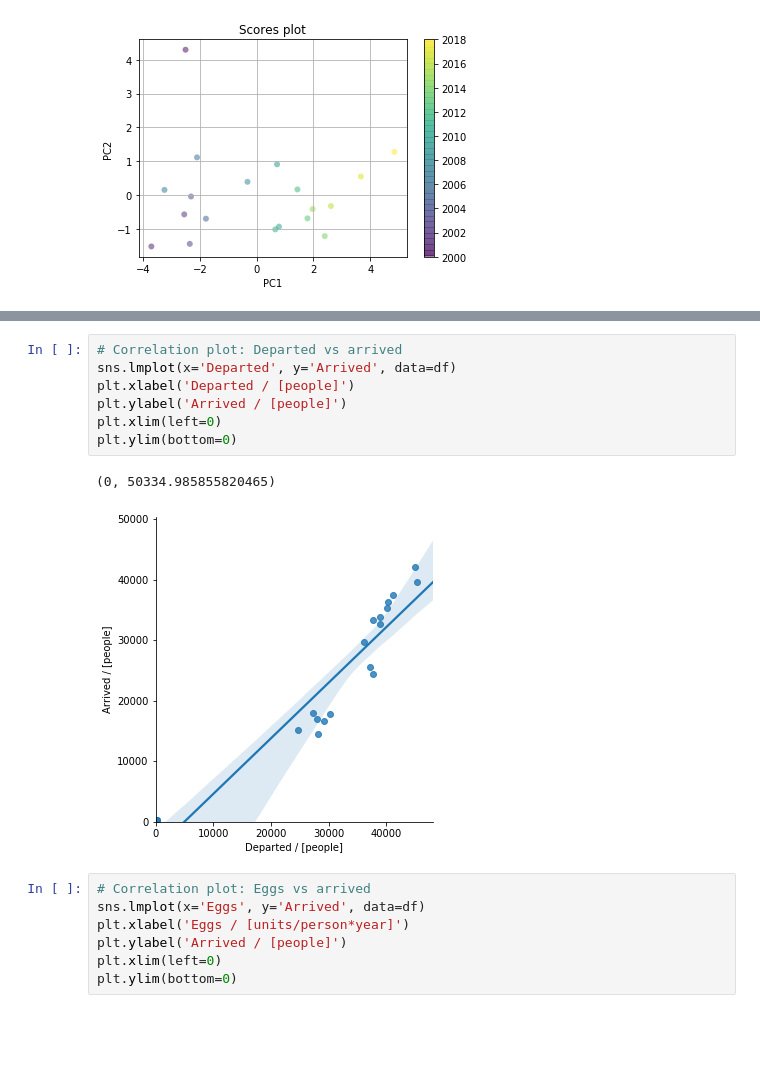
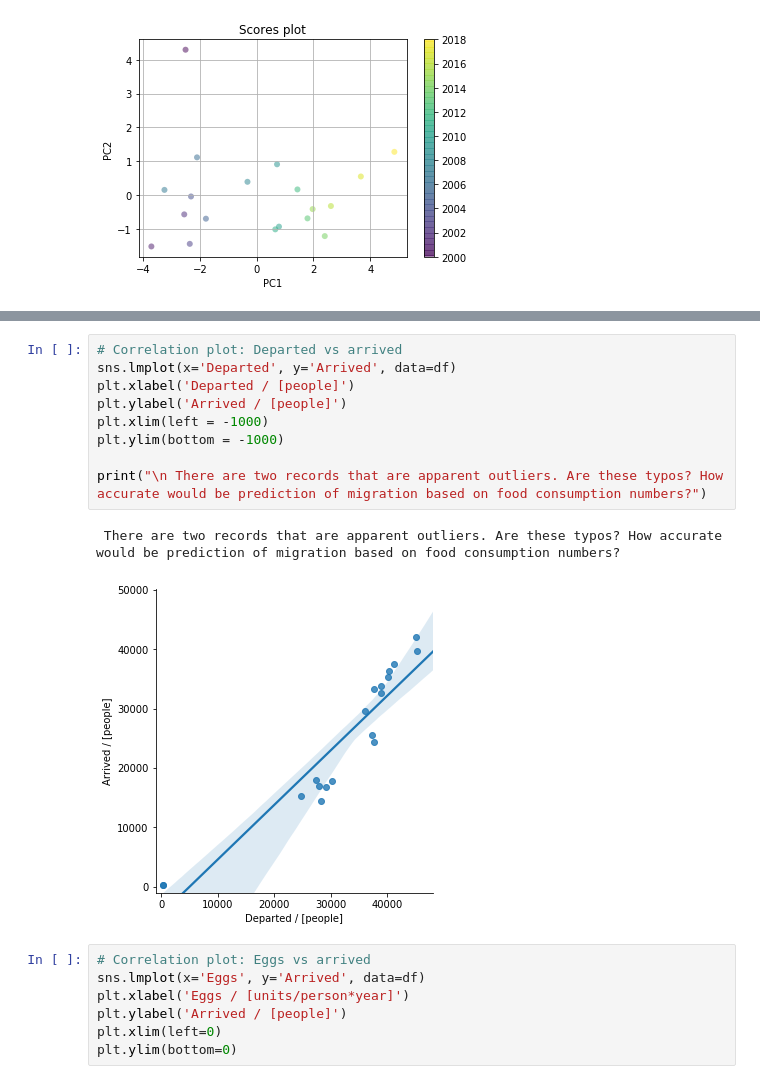
Before and after one commit to AlexandrKachko/numiter, a Jupyter notebook: TJ_Migration_Food_Consumption/TJ Migration and Food Consumption.ipynb, the cells around one changed output, grey strips where cells are left out. Saved outputs shown, nothing was run; the diff lists cells and outputs as text; blank space fills up the shorter version.

```diff
--- a/TJ_Migration_Food_Consumption/TJ Migration and Food Consumption.ipynb
+++ b/TJ_Migration_Food_Consumption/TJ Migration and Food Consumption.ipynb
@@ -102,13 +105,15 @@ sns.pairplot(compar)
 # %%
 # Correlation plot: Departed vs arrived
 sns.lmplot(x='Departed', y='Arrived', data=df)
 plt.xlabel('Departed / [people]')
 plt.ylabel('Arrived / [people]')
-plt.xlim(left=0)
-plt.ylim(bottom=0)
+plt.xlim(left = -1000)
+plt.ylim(bottom = -1000)
+
+print("\n There are two records that are apparent outliers. Are these typos? How accurate would be prediction of migration based on food consumption numbers?")
 # %% [output]
-(0, 50334.985855820465)
+ There are two records that are apparent outliers. Are these typos? How accurate would be prediction of migration based on food consumption numbers?
-[figure, old version]
+[figure, new version]
 # %%
 # Correlation plot: Eggs vs arrived
 sns.lmplot(x='Eggs', y='Arrived', data=df)
```
Also changed, not shown: parts of 19 cells of this notebook.
